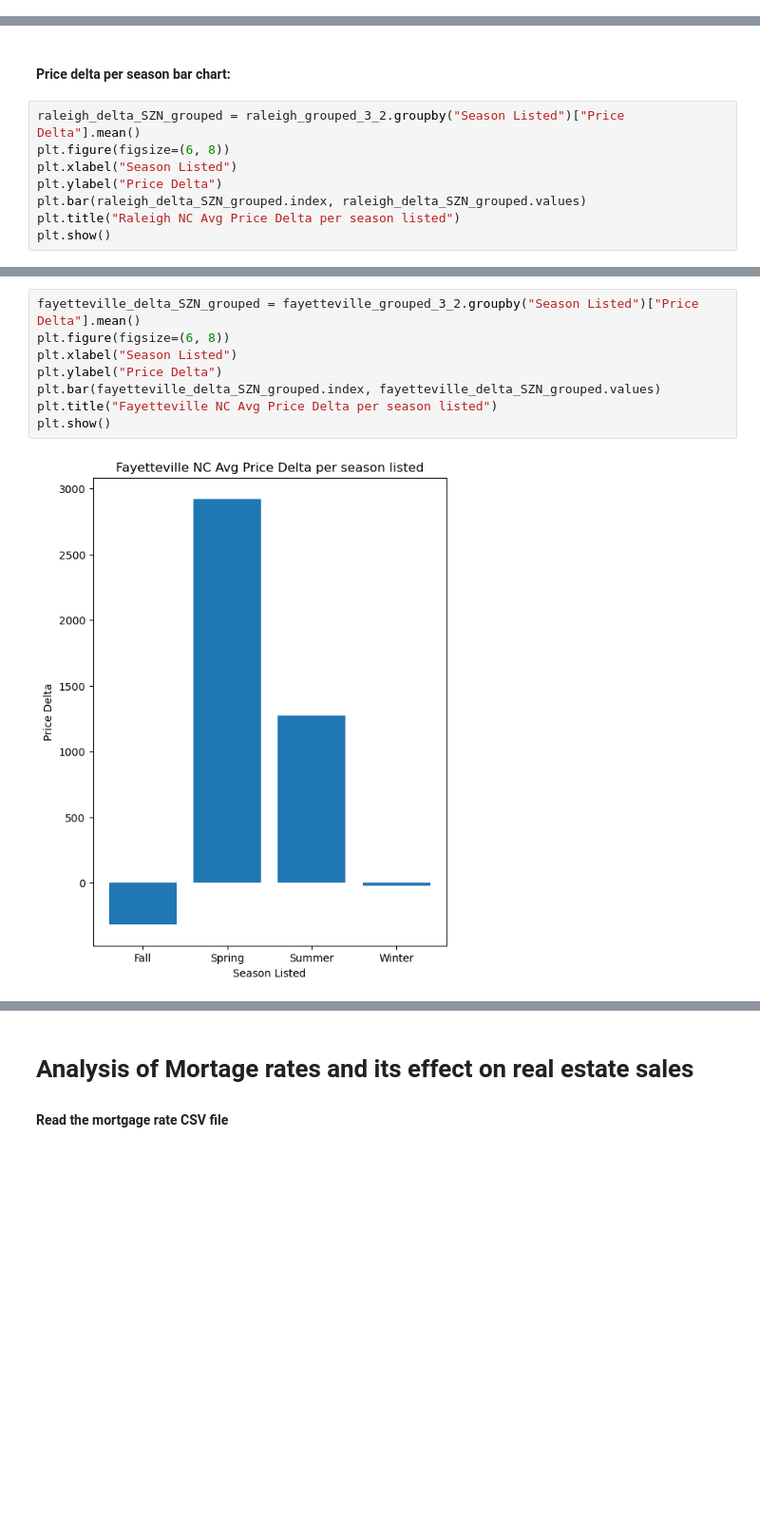
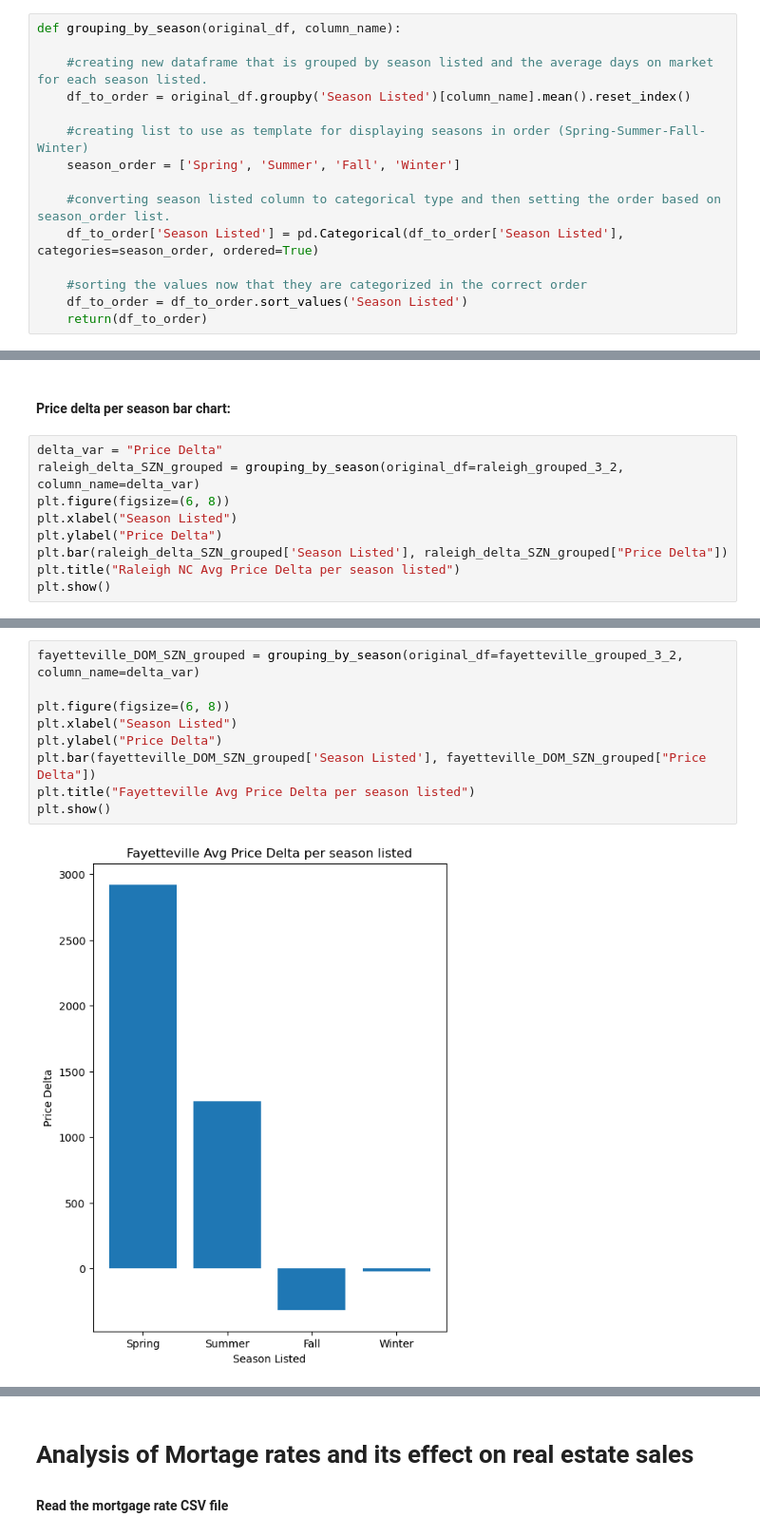
Before and after one commit to atulbachhav22/Real-Estate-Analysis-Project, a Jupyter notebook: real-estate-analysis_updated.ipynb, the cells around one changed output, grey strips where cells are left out. Shown at 95% size. Drawn from its saved outputs; the diff is of its cells as text; blank space fills up the shorter version.

Commit message:
Created function to streamline bar charting process as well as organized the bar charts seasons (Spring-Summer-Fall-Winter)

```diff
--- a/real-estate-analysis_updated.ipynb
+++ b/real-estate-analysis_updated.ipynb
@@ -704,4 +704,19 @@ Name: count, dtype: int64
 # %% [markdown]
 ##### "DOM" = Days on market
 ##### "SZN" = Season
+# %%
+def grouping_by_season(original_df, column_name):
+
+    #creating new dataframe that is grouped by season listed and the average days on market for each season listed.
+    df_to_order = original_df.groupby('Season Listed')[column_name].mean().reset_index()
+
+    #creating list to use as template for displaying seasons in order (Spring-Summer-Fall-Winter)
+    season_order = ['Spring', 'Summer', 'Fall', 'Winter']
+
+    #converting season listed column to categorical type and then setting the order based on season_order list.
+    df_to_order['Season Listed'] = pd.Categorical(df_to_order['Season Listed'], categories=season_order, ordered=True)
+
+    #sorting the values now that they are categorized in the correct order
+    df_to_order = df_to_order.sort_values('Season Listed')
+    return(df_to_order)
 # %%
@@ -737,11 +758,12 @@ fayetteville_grouped_3_2["Price Delta"] = fayetteville_grouped_3_2["Sold Price"]
 # %% [markdown]
 #### Price delta per season bar chart:
 # %%
-raleigh_delta_SZN_grouped = raleigh_grouped_3_2.groupby("Season Listed")["Price Delta"].mean()
+delta_var = "Price Delta"
+raleigh_delta_SZN_grouped = grouping_by_season(original_df=raleigh_grouped_3_2, column_name=delta_var)
 plt.figure(figsize=(6, 8))
 plt.xlabel("Season Listed")
 plt.ylabel("Price Delta")
-plt.bar(raleigh_delta_SZN_grouped.index, raleigh_delta_SZN_grouped.values)
+plt.bar(raleigh_delta_SZN_grouped['Season Listed'], raleigh_delta_SZN_grouped["Price Delta"])
 plt.title("Raleigh NC Avg Price Delta per season listed")
 plt.show()
 # %% [output]
@@ -749,10 +773,11 @@ plt.show()
 # %%
-fayetteville_delta_SZN_grouped = fayetteville_grouped_3_2.groupby("Season Listed")["Price Delta"].mean()
+fayetteville_DOM_SZN_grouped = grouping_by_season(original_df=fayetteville_grouped_3_2, column_name=delta_var)
+
 plt.figure(figsize=(6, 8))
 plt.xlabel("Season Listed")
 plt.ylabel("Price Delta")
-plt.bar(fayetteville_delta_SZN_grouped.index, fayetteville_delta_SZN_grouped.values)
-plt.title("Fayetteville NC Avg Price Delta per season listed")
+plt.bar(fayetteville_DOM_SZN_grouped['Season Listed'], fayetteville_DOM_SZN_grouped["Price Delta"])
+plt.title("Fayetteville Avg Price Delta per season listed")
 plt.show()
 # %% [output]
-[figure, old version]
+[figure, new version]
```
Also changed, not shown: parts of 7 cells of this notebook.
